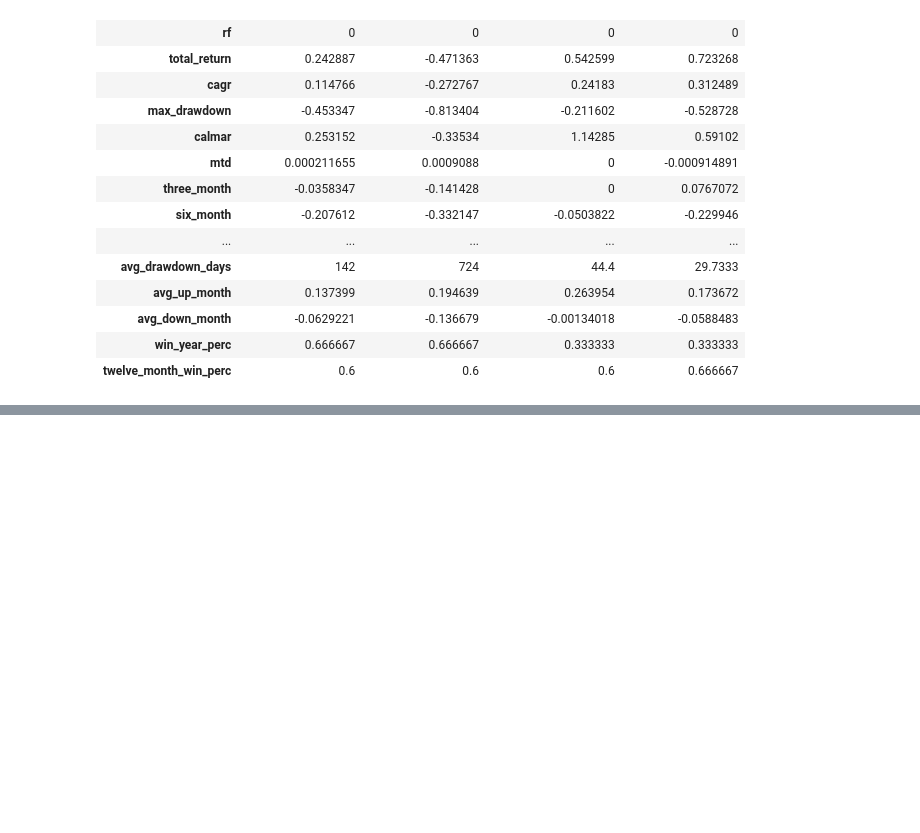
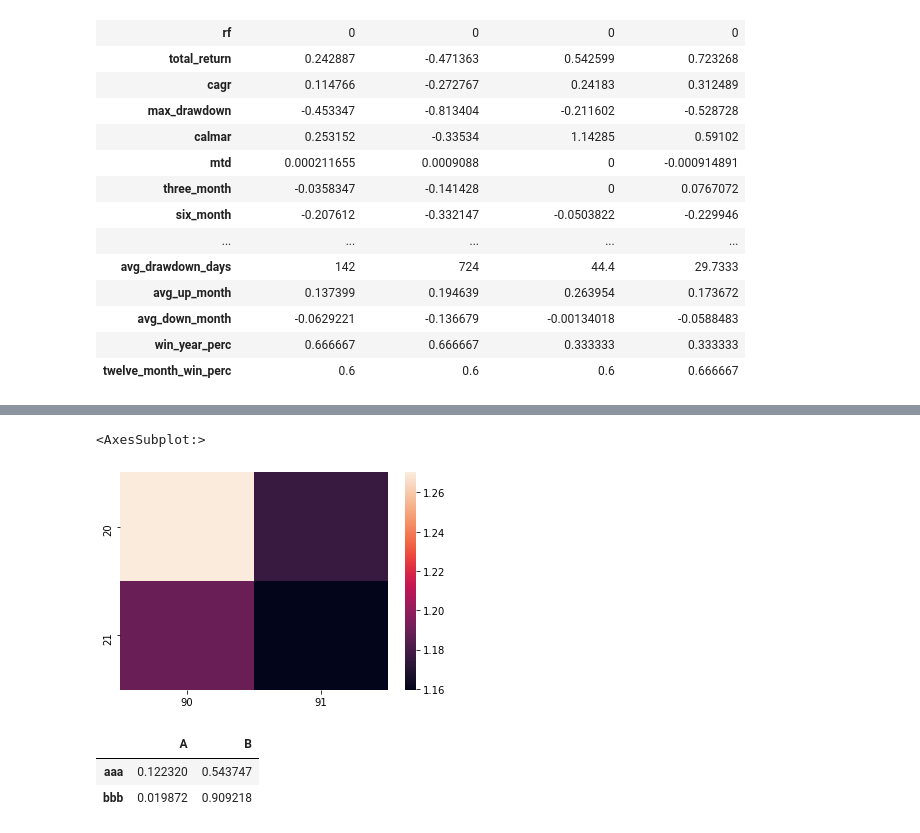
Before and after one commit to alimirr/algorithmic_trading_in_python, a Jupyter notebook: project/project_ali_edit.ipynb, the cells around one changed output, grey strips where cells are left out. Drawn from its saved outputs; the diff is of its cells as text; code cells hidden in the pictures; blank space fills up the shorter version.

```diff
--- a/project/project_ali_edit.ipynb
+++ b/project/project_ali_edit.ipynb
@@ -941,0 +1011,11 @@ okay im gonna scroll and tell me which grpahs you like
+# %%
+sns.heatmap(temp)
+# %% [output]
+<AxesSubplot:>
+[figure, added]
+# %%
+df.iloc[0:2,0:2]
+# %% [output]
+|  | A | B |
+| aaa | 0.122320 | 0.543747 |
+| bbb | 0.019872 | 0.909218 |
```
Also changed, not shown: parts of 25 cells of this notebook, 2 other files.
